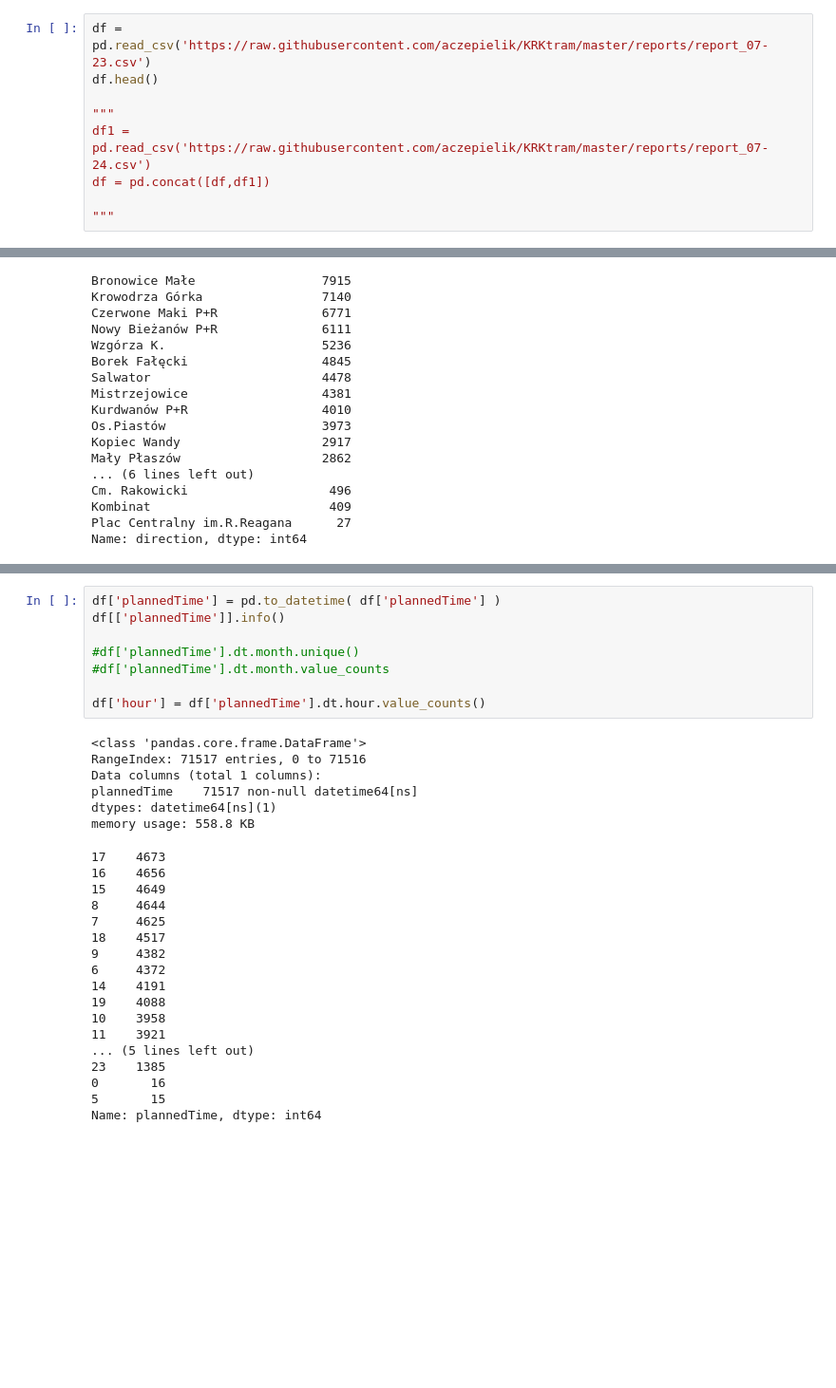
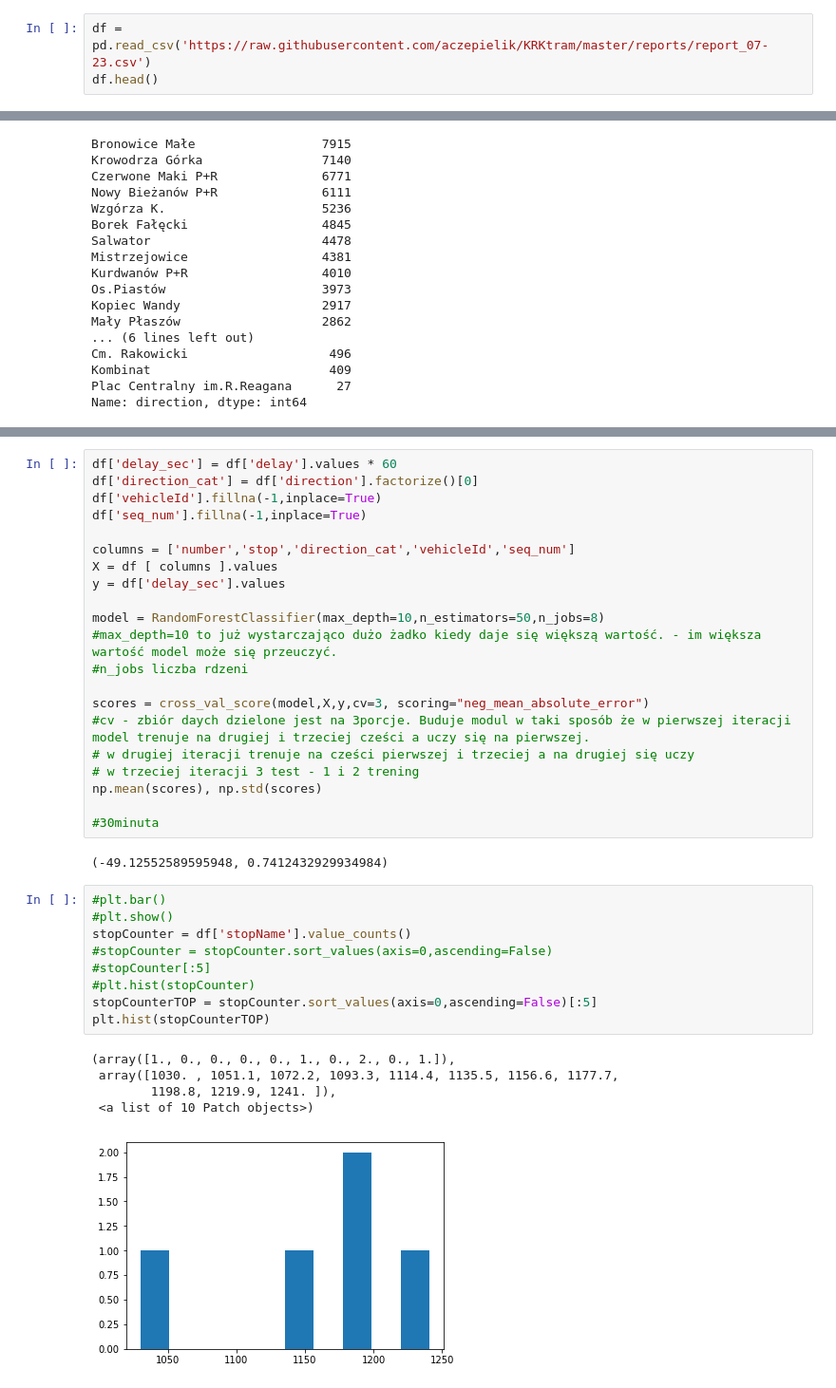
Before and after one commit to fredixus/DataWorkShopChallenge, a Jupyter notebook: day5.ipynb, the cells around one changed output, grey strips where cells are left out. Shown: that part at 95% size. Saved outputs shown, nothing was run; the diff lists cells and outputs as text; blank space fills up the shorter version.

Commit message:
Add files via upload
added few lines of code

```diff
--- a/day5.ipynb
+++ b/day5.ipynb
@@ -11,12 +13,6 @@ from sklearn.model_selection import cross_val_score
 # %%
 df = pd.read_csv('https://raw.githubusercontent.com/aczepielik/KRKtram/master/reports/report_07-23.csv')
 df.head()
-
-"""
-df1 = pd.read_csv('https://raw.githubusercontent.com/aczepielik/KRKtram/master/reports/report_07-24.csv')
-df = pd.concat([df,df1])
-
-"""
 # %% [output]
 |  | index | time_stamp | stop | stopName | number | direction | plannedTime | vehicleId | tripId | status | ... |
 | 0 | 1 | 2018-07-23 06:00:45 | 378 | Os.Piastów | 21 | Kopiec Wandy | 2018-07-23 05:59:00 | NaN | 6351558574044883205 | PLANNED | ... |
@@ -201,32 +156,38 @@ np.mean(scores), np.std(scores)
-# %%
-df['plannedTime'] = pd.to_datetime( df['plannedTime'] )
-df[['plannedTime']].info()
-
-#df['plannedTime'].dt.month.unique()
-#df['plannedTime'].dt.month.value_counts
-
-df['hour'] = df['plannedTime'].dt.hour.value_counts()
-# %% [output]
-<class 'pandas.core.frame.DataFrame'>
-RangeIndex: 71517 entries, 0 to 71516
-Data columns (total 1 columns):
-plannedTime    71517 non-null datetime64[ns]
-dtypes: datetime64[ns](1)
-memory usage: 558.8 KB
-17    4673
-16    4656
-15    4649
-8     4644
-7     4625
-18    4517
-9     4382
-6     4372
-14    4191
-19    4088
-10    3958
-11    3921
-... (5 lines left out)
-23    1385
-0       16
-5       15
-Name: plannedTime, dtype: int64
+# %%
+df['delay_sec'] = df['delay'].values * 60
+df['direction_cat'] = df['direction'].factorize()[0]
+df['vehicleId'].fillna(-1,inplace=True)
+df['seq_num'].fillna(-1,inplace=True)
+
+columns = ['number','stop','direction_cat','vehicleId','seq_num']
+X = df [ columns ].values
+y = df['delay_sec'].values
+
+model = RandomForestClassifier(max_depth=10,n_estimators=50,n_jobs=8)
+#max_depth=10 to już wystarczająco dużo żadko kiedy daje się większą wartość. - im większa wartość model może się przeuczyć.
+#n_jobs liczba rdzeni
+
+scores = cross_val_score(model,X,y,cv=3, scoring="neg_mean_absolute_error")
+#cv - zbiór daych dzielone jest na 3porcje. Buduje modul w taki sposób że w pierwszej iteracji model trenuje na drugiej i trzeciej cześci a uczy się na pierwszej.
+# w drugiej iteracji trenuje na cześci pierwszej i trzeciej a na drugiej się uczy
+# w trzeciej iteracji 3 test - 1 i 2 trening
+np.mean(scores), np.std(scores)
+
+#30minuta
+# %% [output]
+(-49.12552589595948, 0.7412432929934984)
+# %%
+#plt.bar()
+#plt.show()
+stopCounter = df['stopName'].value_counts()
+#stopCounter = stopCounter.sort_values(axis=0,ascending=False)
+#stopCounter[:5]
+#plt.hist(stopCounter)
+stopCounterTOP = stopCounter.sort_values(axis=0,ascending=False)[:5]
+plt.hist(stopCounterTOP)
+# %% [output]
+(array([1., 0., 0., 0., 0., 1., 0., 2., 0., 1.]),
+ array([1030. , 1051.1, 1072.2, 1093.3, 1114.4, 1135.5, 1156.6, 1177.7,
+        1198.8, 1219.9, 1241. ]),
+ <a list of 10 Patch objects>)
+[figure, added]
```
Also changed, not shown: parts of 7 cells of this notebook.
